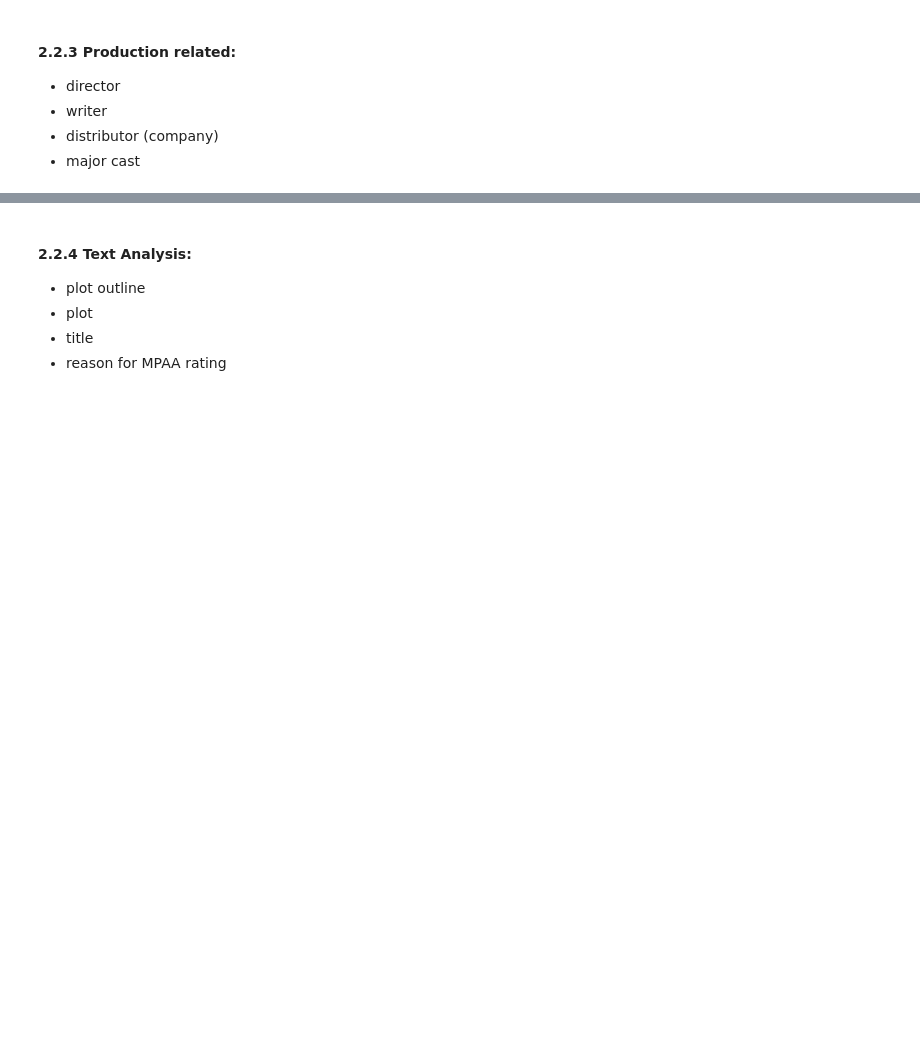
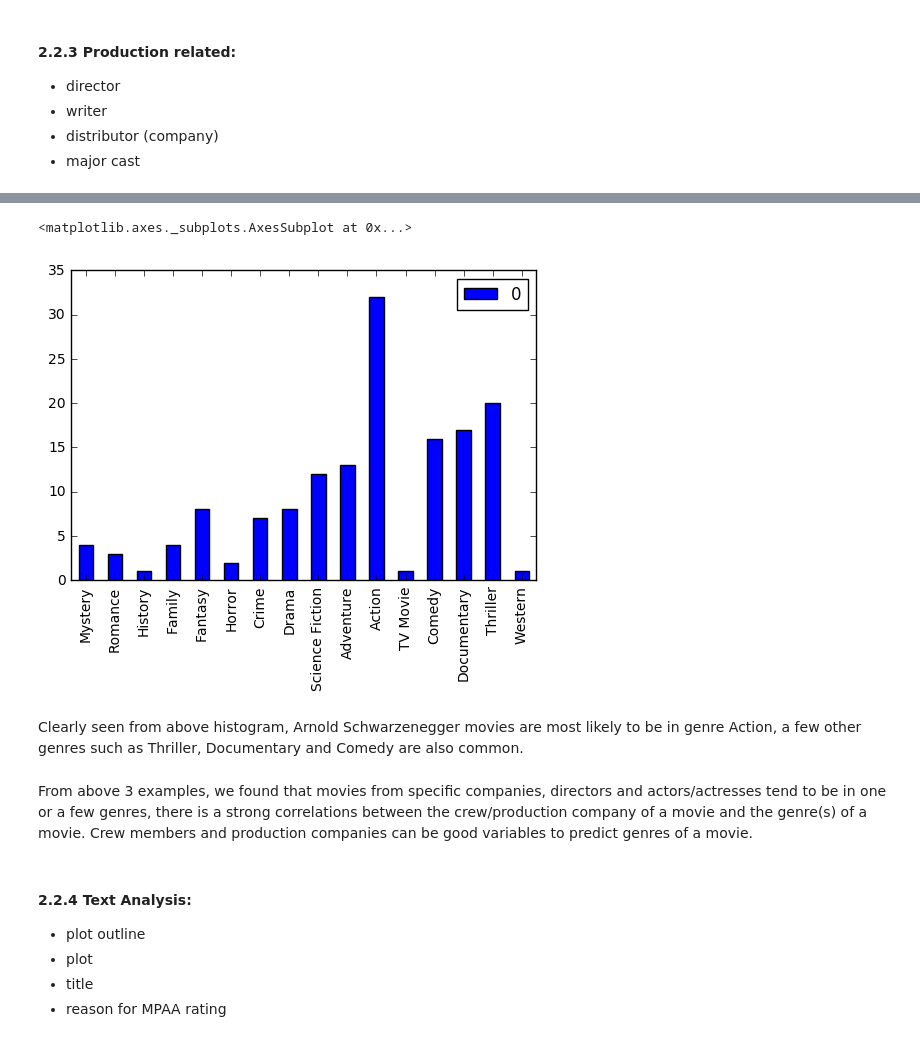
Before and after one commit to liangzecai/CS109b-Movie-Genre-Prediction, a Jupyter notebook: Milestone1/MS1_template_WS1+ZC1+DW1.ipynb, the cells around one changed output, grey strips where cells are left out. Drawn from its saved outputs; the diff is of its cells as text; code cells hidden in the pictures; blank space fills up the shorter version.

```diff
--- a/Milestone1/MS1_template_WS1+ZC1+DW1.ipynb
+++ b/Milestone1/MS1_template_WS1+ZC1+DW1.ipynb
@@ -536,3 +749,56 @@ plt.show()
+# %%
+# API request url for Arnold Schwarzenegger movies
+actor_url = base_url_search + APIKeyZ + popular_desc + "&with_people=1100"
+# %%
+# get all movie IDs by Arnold Schwarzenegger, to be used for further search of genres
+number_page = 0
+AS_movie_id_list = []
+for i in range(1, 5):
+    AS_movies =  actor_url + page_number.format(i)
+    page = urllib.urlopen(AS_movies).read()
+    soup = BeautifulSoup(page, "lxml")
+    prettified = soup.prettify()
+    movie_list = [m.start() for m in re.finditer('"id"', prettified)] # this finds all indexes of occurences of "id"
+
+    for j in range(len(movie_list)):
+        j_beginning = 5
+        movie_id_temp = ''
+        while (prettified[movie_list[j] + j_beginning].isdigit()):
+            movie_id_temp += str(prettified[movie_list[j] + j_beginning])
+            j_beginning += 1
+        AS_movie_id_list += [int(movie_id_temp)]
+    if i % 40 == 39:
+        time.sleep(10)
+time.sleep(10)
+# store movie information
+AS_movie_data = [] # to store movie information
+for i in range(len(AS_movie_id_list)):
+    movie = tmdb.Movies(AS_movie_id_list[i])
+    response = movie.info()
+    AS_movie_data += [response]
+    if i % 40 == 39:
+        time.sleep(11)
+
+# store genre information of all movies
+AS_genre_list = [] # to store genre information from TMDB
+for i in range(len(AS_movie_data)):
+    genre_temp = []
+    for k in range(len(AS_movie_data[i]['genres'])):
+        genre_temp += [str((AS_movie_data[i]['genres'][k]['name']))]
+    AS_genre_list += genre_temp
+AS_genre_list[:5]
+
+# make histogram of genres
+genre_counts = Counter(AS_genre_list)
+df = pd.DataFrame.from_dict(genre_counts, orient='index')
+df.plot(kind='bar')
+# %% [output]
+<matplotlib.axes._subplots.AxesSubplot at 0x...>
+[figure, added]
+# %% [markdown]
+Clearly seen from above histogram, Arnold Schwarzenegger movies are most likely to be in genre Action, a few other genres such as Thriller, Documentary and Comedy are also common.
+# %% [markdown]
+From above 3 examples, we found that movies from specific companies, directors and actors/actresses tend to be in one or a few genres, there is a strong correlations between the crew/production company of a movie and the genre(s) of a movie. Crew members and production companies can be good variables to predict genres of a movie.
 # %% [markdown]
 #### 2.2.4 Text Analysis:
 - plot outline
```
Also changed, not shown: parts of 27 cells of this notebook.
